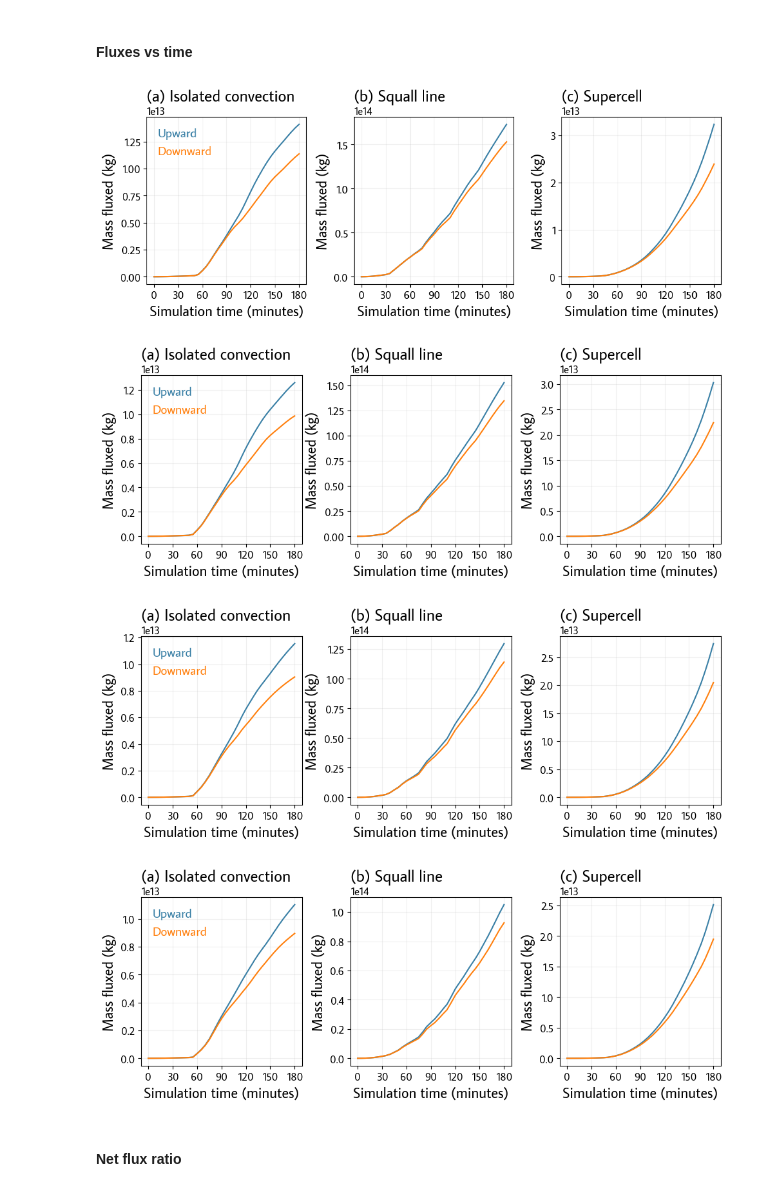
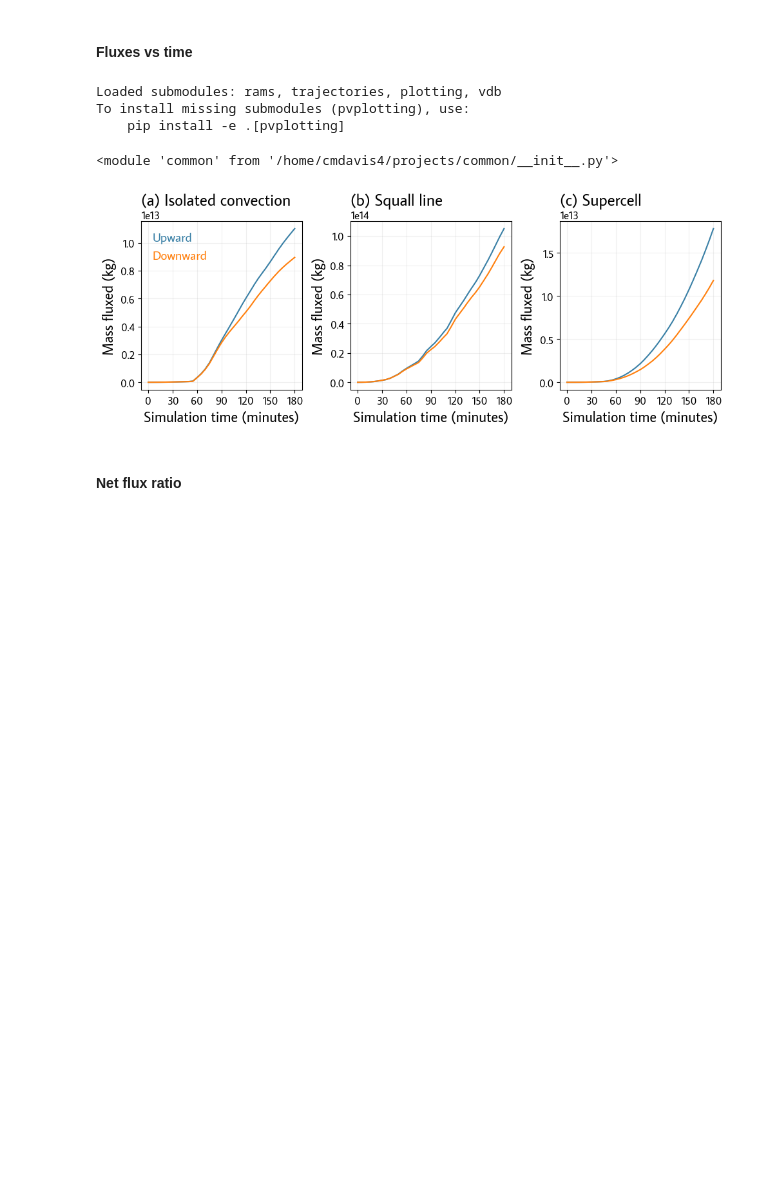
Before and after one commit to cmdavis4/tracer_paper, a Jupyter notebook: analysis-tracerpaper.ipynb, the cells around one changed output. Saved outputs shown, nothing was run; the diff lists cells and outputs as text; code cells hidden in the pictures; blank space fills up the shorter version.

```diff
--- a/analysis-tracerpaper.ipynb
+++ b/analysis-tracerpaper.ipynb
@@ -3708,8 +3709,8 @@ def to_features_and_target(ds):
 
 
 lms = {}
-for storm, storm_ds in {"ic_wk": storm_dss["ic_wk"]}.items():
-    storm_features_arr, storm_target_arr = to_features_and_target(storm_ds)
+for storm, lite_ds in {"ic_wk": storm_dss["ic_wk"]}.items():
+    storm_features_arr, storm_target_arr = to_features_and_target(lite_ds)
     # Filter to where there's some rain
     rain_mask = storm_target_arr > 0
     rain_features_arr = storm_features_arr[rain_mask]
@@ -3734,7 +3735,7 @@ for storm, storm_ds in {"ic_wk": storm_dss["ic_wk"]}.items():
     fig, axs = plt.subplots(ncols=2, figsize=(8, 3))
     for this_time_ix, this_time in enumerate([75, 100]):
         this_time_features_arr, this_time_target_arr = to_features_and_target(
-            storm_ds.sel({"time": blt.minutes_to_simulation_time(this_time)})
+            lite_ds.sel({"time": blt.minutes_to_simulation_time(this_time)})
         )
         this_time_prediction = lm.predict(this_time_features_arr)
 
@@ -3742,7 +3743,7 @@ for storm, storm_ds in {"ic_wk": storm_dss["ic_wk"]}.items():
         pc = ax.pcolormesh(
             (
                 (this_time_prediction - this_time_target_arr) / this_time_target_arr
-            ).reshape((len(storm_ds["y"]), len(storm_ds["x"]))),
+            ).reshape((len(lite_ds["y"]), len(lite_ds["x"]))),
             vmin=0,
             vmax=5,
         )
@@ -3892,6 +3900,13 @@ Reading and concatenating 5401 RAMS individual timestep outputs...
 # %%
+# Rechunk
+
 lite_dss = {
-    k: v.chunk({"x": len(storm_ds["x"].values), "y": len(storm_ds["y"].values)})
-    for k, v in lite_dss.items()
+    k: (
+        lite_ds.chunk(
+            {"x": len(lite_ds["x"].values), "y": len(lite_ds["y"].values)}
+        ).unify_chunks()
+    )
+    for k, lite_ds in lite_dss.items()
 }
+{k: v.chunks for k, v in lite_dss.items()}
 # %% [output]
@@ -4076,33 +4098,33 @@ cm.plotting.start_figure("upper_level_height_cutoff")
 
 
 fig, axs = plt.subplots(ncols=3, figsize=(10, 3))
-for storm_ix, (storm, storm_ds) in enumerate(storm_dss.items()):
+for storm_ix, (storm, lite_ds) in enumerate(storm_dss.items()):
     # Limit to the right time
-    storm_ds = storm_ds.sel(
+    lite_ds = lite_ds.sel(
         {"time": blt.minutes_to_simulation_time(height_cutoff_times[storm])}, drop=True
     )
     # Look at condensate
     ax = axs[storm_ix]
     pc = ax.pcolormesh(
-        storm_ds["x"],
-        storm_ds["z"],
-        storm_ds["R_condensate"].sum("y").values,
+        lite_ds["x"],
+        lite_ds["z"],
+        lite_ds["R_condensate"].sum("y").values,
         norm=colors.LogNorm(vmin=1e-5),
     )
     fig.colorbar(pc, ax=ax)
 
 fig, axs = plt.subplots(ncols=3, figsize=(10, 3))
-for storm_ix, (storm, storm_ds) in enumerate(storm_dss.items()):
-    storm_ds = storm_ds.sel(
+for storm_ix, (storm, lite_ds) in enumerate(storm_dss.items()):
+    lite_ds = lite_ds.sel(
         {"time": blt.minutes_to_simulation_time(height_cutoff_times[storm])}, drop=True
     )
     # Look at condensate without strong vertical motion
-    storm_ds = storm_ds.where((storm_ds["WC"] < 0.5) & (storm_ds["WC"] > -0.5))
+    lite_ds = lite_ds.where((lite_ds["WC"] < 0.5) & (lite_ds["WC"] > -0.5))
     ax = axs[storm_ix]
     pc = ax.pcolormesh(
-        storm_ds["x"],
-        storm_ds["z"],
-        storm_ds["R_condensate"].sum("y").values,
+        lite_ds["x"],
+        lite_ds["z"],
+        lite_ds["R_condensate"].sum("y").values,
         norm=colors.LogNorm(vmin=1e-5, vmax=3),
     )
     fig.colorbar(pc, ax=ax)
@@ -4111,38 +4133,44 @@ for storm_ix, (storm, storm_ds) in enumerate(storm_dss.items()):
 [figure]
 # %% [markdown]
 #### Fluxes vs time
+# %%
+reload(cm.plotting.figure_data)
+reload(cm.plotting)
+reload(cm)
+# %% [output]
+Loaded submodules: rams, trajectories, plotting, vdb
+To install missing submodules (pvplotting), use:
+    pip install -e .[pvplotting]
+<module 'common' from '/home/cmdavis4/projects/common/__init__.py'>
 # %%
 for z_km in blt.ALL_UL_Z_THRESHOlDS:
 
     cm.plotting.start_figure(f"ul_mass_fluxes_z-{z_km}000")
 
     fig, axs = plt.subplots(ncols=3, figsize=(10, 3))
 
     for storm_ix, storm in enumerate(blt.STORM_NAMES):
         ax = axs.flatten()[storm_ix]
         ax.plot(
-            storm_dss[storm]["t_minutes"].values,
+            ul_flux_dss[z_km][storm]["t_minutes"].values,
             ul_flux_dss[z_km][storm]["cumu_upward_mass_flux"],
             label="Upward",
             name=f"{storm}_upward_mass_flux",
         )
         ax.plot(
-            storm_dss[storm]["t_minutes"].values,
+            ul_flux_dss[z_km][storm]["t_minutes"].values,
             -1 * ul_flux_dss[z_km][storm]["cumu_downward_mass_flux"],
             label="Downward",
             name=f"{storm}_downward_mass_flux",
         )
         ax.set_ylabel("Mass fluxed (kg)")
         blt.label_x_axis(ax)
         ax.set_title(blt.axes_title(storm_ix, blt.STORM_LABELS[storm]))
     cm.plotting.clean_legend(axs[0])
 
     save_figure_and_data()
 # %% [output]
-[figure, old version]
+[figure, new version]
-[figure, removed]
-[figure, removed]
-[figure, removed]
 # %% [markdown]
 #### Net flux ratio
 # %%
```
Also changed, not shown: parts of 30 cells of this notebook, 14 other files.
